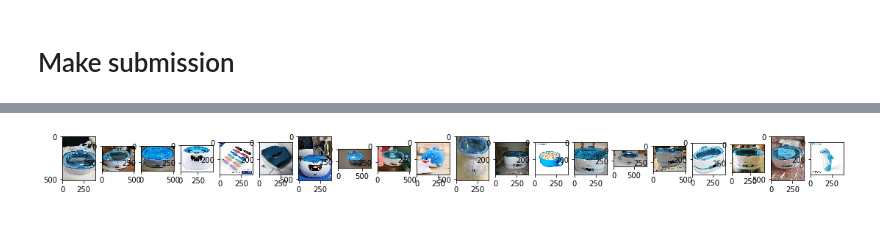
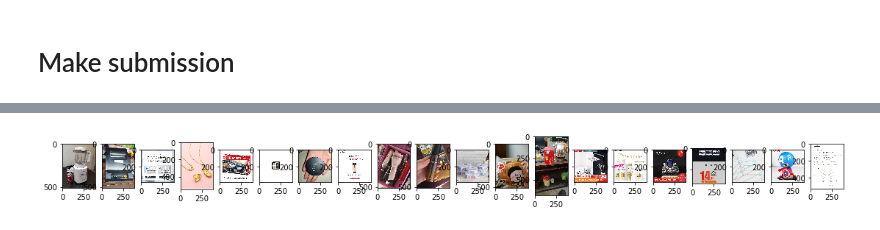
Before and after one commit to zakajd/huawei2020, a Jupyter notebook: notebooks/1_EDA_Jamil.ipynb, the cells around one changed output, grey strips where cells are left out. Saved outputs shown, nothing was run; the diff lists cells and outputs as text; code cells hidden in the pictures.

```diff
--- a/notebooks/1_EDA_Jamil.ipynb
+++ b/notebooks/1_EDA_Jamil.ipynb
@@ -209,4 +210,23 @@ train_loader, val_loader = get_dataloaders(
     val_size=384,
     workers=6,
 )
+
+# Test
+test_loader, _ = get_test_dataloader(
+    augmentation="test",
+    batch_size=9,
+    size=384,
+    workers=6,
+)
+
+for batch in tqdm(val_loader):
+    val_images, labels = batch
+    break
+
+i = 10
+for batch in tqdm(test_loader):
+    test_images = batch
+    i -= 1
+    if i == 0:
+        break
 # %% [output]
@@ -622,9 +307,0 @@ df_test = pd.read_csv(CONFIG_PATH / "test_A.csv")
-# %%
-test_embeddings = torch.tensor(list(map(eval, df_test["embeddings"].values)))
-query_mask = df_test["is_query"].values.astype(np.bool)
-
-# Shape (n_embeddings, embedding_dim)
-query_embeddings, gallery_embeddings = test_embeddings[query_mask], test_embeddings[~query_mask]
-query_files, gallery_files = df_test["file_path"].values[query_mask], df_test["file_path"].values[~query_mask]
-logger.info(f"Query size: {len(query_embeddings)}. Gallery size {len(gallery_embeddings)}")
-del test_embeddings
@@ -633,10 +308,3 @@ del test_embeddings
-# %%
-# Matrix of pairwise cosin distances
-distances = torch.cdist(query_embeddings, gallery_embeddings)
-perm_matrix = torch.argsort(distances)
-# %%
-query_files, gallery_files = df_test["file_path"].values[query_mask], df_test["file_path"].values[~query_mask]
-# query_embeddings, gallery_embeddings = test_embeddings[query_mask], test_embeddings[~query_mask]
 # %%
 def show_predictions(query_idx, query_files, gallery_files, perm_matrix, topk=10):
     """Plots predictions"""
@@ -656,6 +324,6 @@ def show_predictions(query_idx, query_files, gallery_files, perm_matrix, topk=10
         plt.subplot(1, topk + 1, i + 2)
         plt.imshow(image)
 # %%
-show_predictions(2, query_files, gallery_files, perm_matrix, topk=20)
+show_predictions(0, query_files, gallery_files, perm_matrix, topk=20)
 # %% [output]
-[figure, old version]
+[figure, new version]
```
Also changed, not shown: parts of 22 cells of this notebook, 7 other files.
